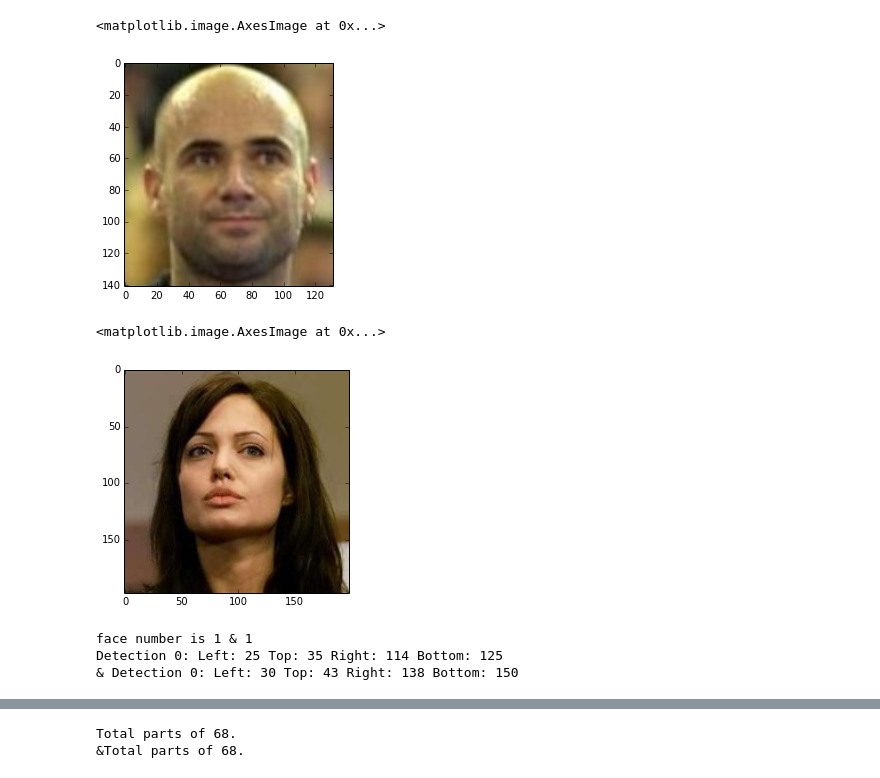
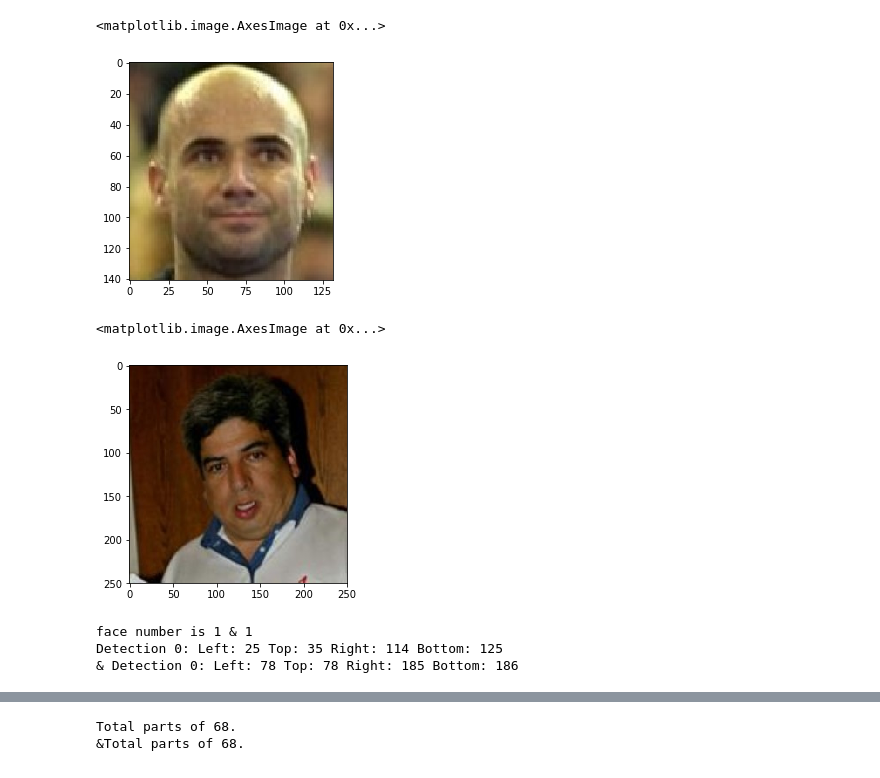
Before and after one commit to corganhejijun/MachineLearning, a Jupyter notebook: Face_Generate/Mark face with point.ipynb, the cells around one changed output, grey strips where cells are left out. Saved outputs shown, nothing was run; the diff lists cells and outputs as text; code cells hidden in the pictures.

```diff
--- a/Face_Generate/Mark face with point.ipynb
+++ b/Face_Generate/Mark face with point.ipynb
@@ -7,18 +7,18 @@ import dlib
 import numpy
 # %%
 facePath = "Andre_Agassi_0010.jpg"
-profilePath = "Angelina_Jolie_0007.jpg"
+profilePath = "Aaron_Pena_0001.jpg"
 fullImg = cv2.cvtColor(cv2.imread(facePath), cv2.COLOR_BGR2RGB)
 profileFullImg = cv2.cvtColor(cv2.imread(profilePath), cv2.COLOR_BGR2RGB)
 plt.imshow(fullImg)
 # %% [output]
 <matplotlib.image.AxesImage at 0x...>
-[figure, old version]
+[figure, new version]
 # %%
 plt.imshow(profileFullImg)
 # %% [output]
 <matplotlib.image.AxesImage at 0x...>
-[figure, old version]
+[figure, new version]
 # %%
 detector = dlib.get_frontal_face_detector()
 profileDetector = dlib.get_frontal_face_detector()
@@ -33,7 +33,7 @@ print "& Detection {}: Left: {} Top: {} Right: {} Bottom: {}".format(0, profileD
 # %% [output]
 face number is 1 & 1
 Detection 0: Left: 25 Top: 35 Right: 114 Bottom: 125
-& Detection 0: Left: 30 Top: 43 Right: 138 Bottom: 150
+& Detection 0: Left: 78 Top: 78 Right: 185 Bottom: 186
 # %%
 shapePredict = dlib.shape_predictor("shape_predictor_68_face_landmarks.dat")
 # %%
```
Also changed, not shown: parts of 19 cells of this notebook, 2 other files.
